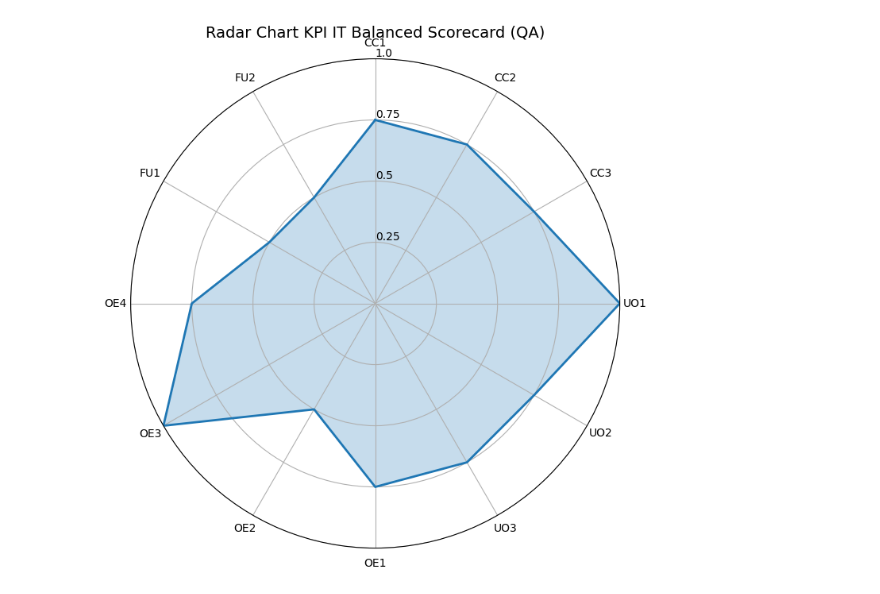
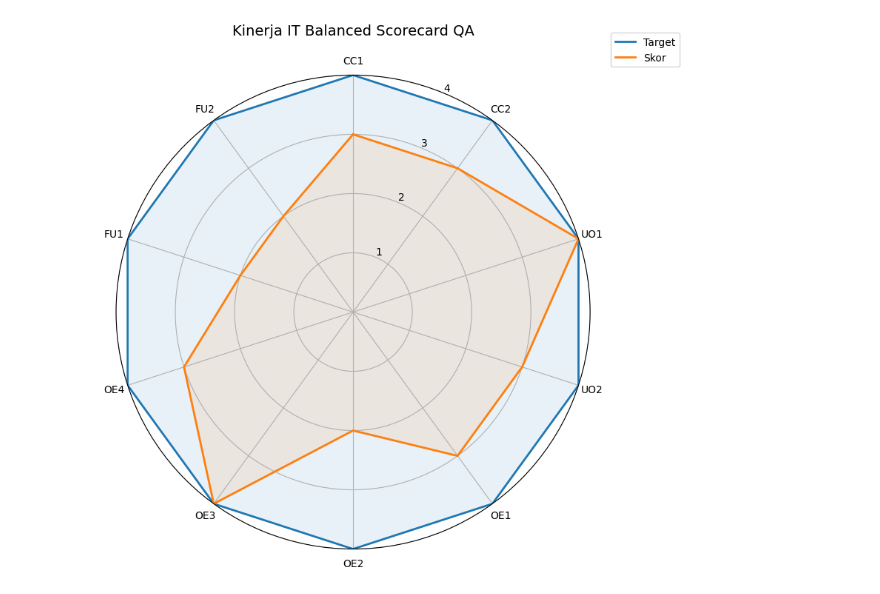
Before and after one commit to kholilakhmad/Tematik-Analysis, a Jupyter notebook: radar-itbsc.ipynb, the cells around one changed output. Drawn from its saved outputs; the diff is of its cells as text; code cells hidden in the pictures.

Commit message:
Kaggle Notebook | Radar ITBSC | Version 2

```diff
--- a/radar-itbsc.ipynb
+++ b/radar-itbsc.ipynb
@@ -1,54 +1,68 @@
 # %%
 import numpy as np
-import pandas as pd
 import matplotlib.pyplot as plt
 
 # =========================
-# 1. DATA KPI
+# DATA
 # =========================
-data = {
-    "Code": ["CC1","CC2","CC3","UO1","UO2","UO3",
-             "OE1","OE2","OE3","OE4","FU1","FU2"],
-    "Skor": [3,3,3,4,3,3,3,2,4,3,2,2],
-    "Target": [4]*12
-}
+labels = [
+    "CC1", "CC2", "UO1", "UO2",
+    "OE1", "OE2", "OE3", "OE4",
+    "FU1", "FU2"
+]
 
-df = pd.DataFrame(data)
-
-# Normalisasi skor terhadap target
-df["Score_Normalized"] = df["Skor"] / df["Target"]
+target = [4, 4, 4, 4, 4, 4, 4, 4, 4, 4]
+skor   = [3, 3, 4, 3, 3, 2, 4, 3, 2, 2]
 
 # =========================
-# 2. SETUP RADAR CHART
+# PREPARATION
 # =========================
-labels = df["Code"].tolist()
-values = df["Score_Normalized"].tolist()
+num_vars = len(labels)
 
-# Tutup polygon
-values += values[:1]
-angles = np.linspace(0, 2 * np.pi, len(labels), endpoint=False).tolist()
+angles = np.linspace(0, 2 * np.pi, num_vars, endpoint=False).tolist()
+
+# Tutup polygon (harus diulang elemen pertama)
 angles += angles[:1]
+target += target[:1]
+skor += skor[:1]
 
 # =========================
-# 3. PLOT
+# PLOT
 # =========================
-plt.figure(figsize=(8,8))
-ax = plt.subplot(111, polar=True)
+fig, ax = plt.subplots(figsize=(8, 8), subplot_kw=dict(polar=True))
 
+# Plot Target
+ax.plot(angles, target, linewidth=2, label="Target")
+ax.fill(angles, target, alpha=0.1)
+
+# Plot Skor
+ax.plot(angles, skor, linewidth=2, label="Skor")
+ax.fill(angles, skor, alpha=0.1)
+
+# =========================
+# AXIS & LABEL SETTING
+# =========================
 ax.set_theta_offset(np.pi / 2)
 ax.set_theta_direction(-1)
 
 ax.set_thetagrids(np.degrees(angles[:-1]), labels)
-ax.set_rlabel_position(0)
 
-ax.set_ylim(0,1)
-ax.set_yticks([0.25,0.5,0.75,1.0])
-ax.set_yticklabels(["0.25","0.5","0.75","1.0"])
+ax.set_ylim(0, 4)
+ax.set_yticks([1, 2, 3, 4])
+ax.set_yticklabels(["1", "2", "3", "4"])
 
-ax.plot(angles, values, linewidth=2)
-ax.fill(angles, values, alpha=0.25)
+# =========================
+# TITLE & LEGEND
+# =========================
+ax.set_title(
+    "Kinerja IT Balanced Scorecard QA",
+    size=14,
+    pad=20
+)
 
-plt.title("Radar Chart KPI IT Balanced Scorecard (QA)", size=14, pad=20)
+ax.legend(loc="upper right", bbox_to_anchor=(1.2, 1.1))
+
+plt.tight_layout()
 plt.show()
 # %% [output]
-[figure, old version]
+[figure, new version]
```
Also changed, not shown: parts of 1 cell of this notebook.
